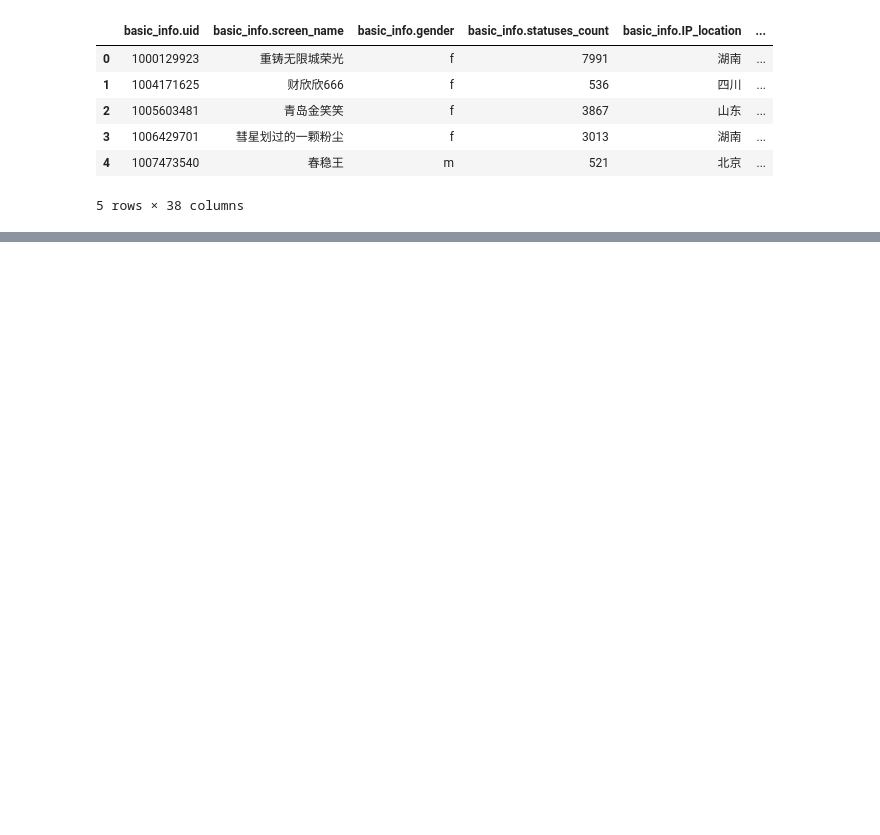
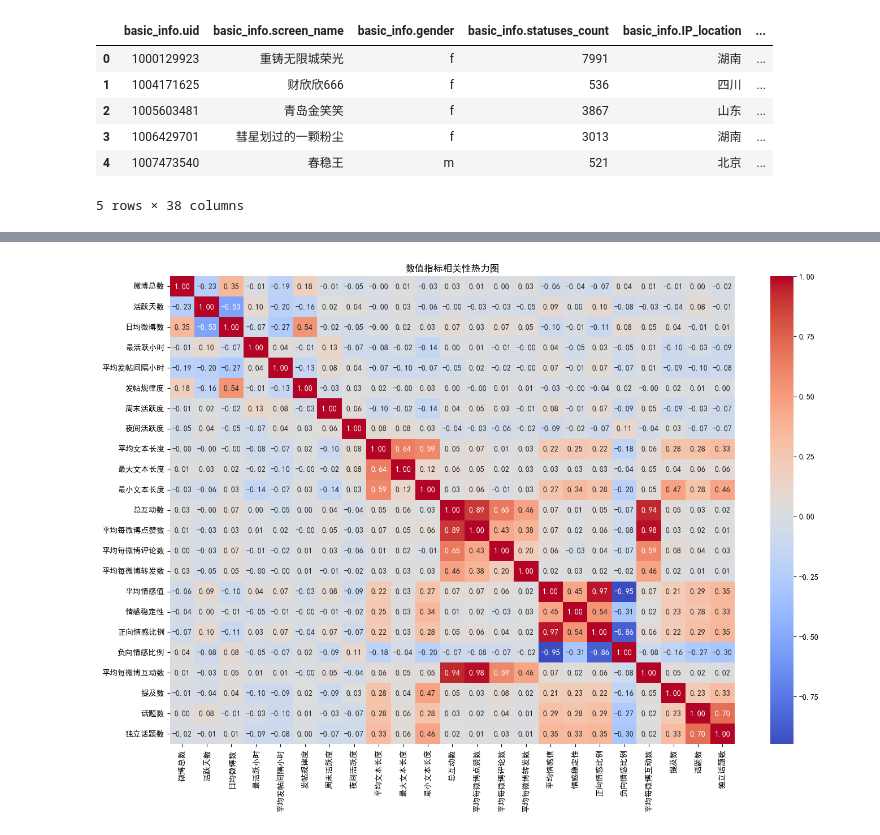
Before and after one commit to YoruRain/ProvincialMentalHealth, a Jupyter notebook: profile/user_profile.ipynb, the cells around one changed output, grey strips where cells are left out. Drawn from its saved outputs; the diff is of its cells as text; code cells hidden in the pictures; blank space fills up the shorter version.

```diff
--- a/profile/user_profile.ipynb
+++ b/profile/user_profile.ipynb
@@ -570,0 +819,16 @@ for profile in profile_list:
+# %%
+df_profile_numeric = df_profile[aggregate_map.keys()]
+
+df_profile_numeric = df_profile_numeric.select_dtypes(include=["number"])
+
+df_profile_numeric = df_profile_numeric.rename(columns=rename_map)
+
+individual_corr_matrix = df_profile_numeric.corr()
+
+plt.figure(figsize=(14, 10))
+sns.heatmap(individual_corr_matrix, annot=True, cmap='coolwarm', fmt=".2f")
+plt.title("数值指标相关性热力图")
+plt.tight_layout()
+plt.show()
+# %% [output]
+[figure, added]
```
Also changed, not shown: parts of 16 cells of this notebook.
